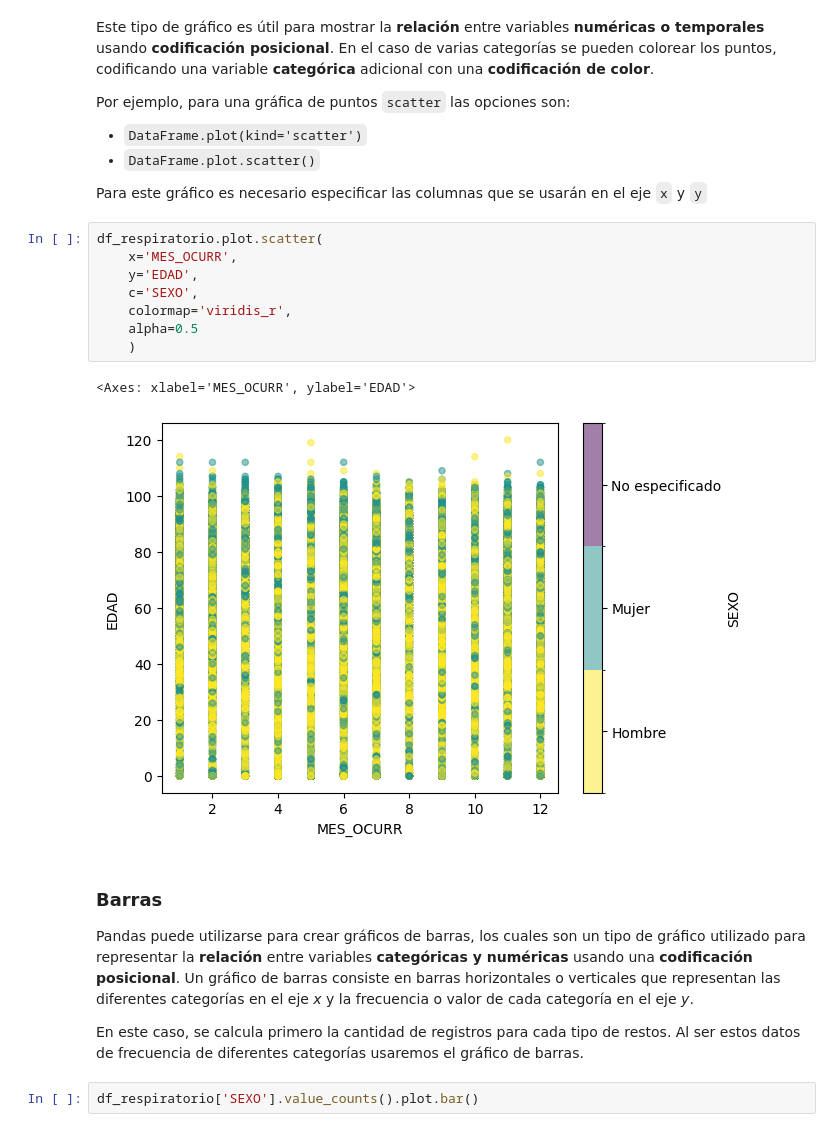
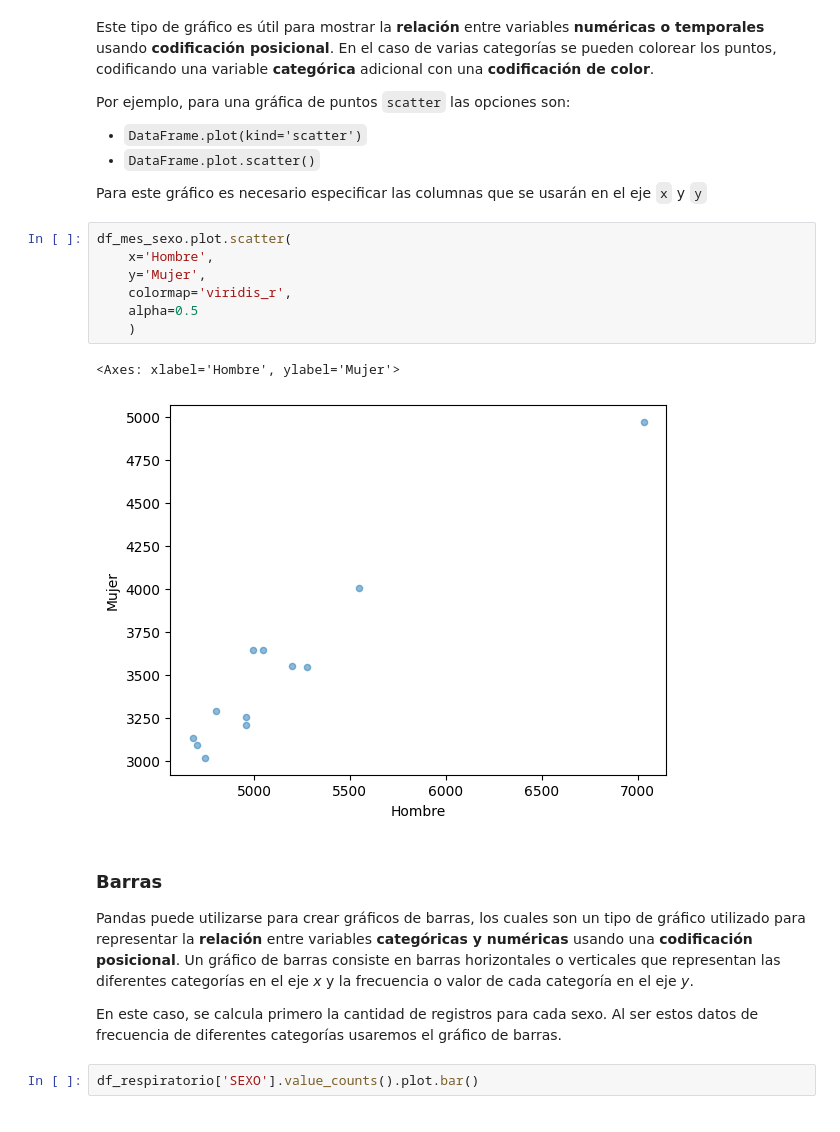
Before and after one commit to mar-esther23/Python_EDR2023, a Jupyter notebook: CPEDR-6Graficas.ipynb, the cells around one changed output. Cells and saved outputs as stored; diff of their text form.

```diff
--- a/CPEDR-6Graficas.ipynb
+++ b/CPEDR-6Graficas.ipynb
@@ -111,22 +114,21 @@ Por ejemplo, para una gráfica de puntos `scatter` las opciones son:
 
 Para este gráfico es necesario especificar las columnas que se usarán en el eje `x` y `y`
 # %%
-df_respiratorio.plot.scatter(
-    x='MES_OCURR',
-    y='EDAD',
-    c='SEXO',
+df_mes_sexo.plot.scatter(
+    x='Hombre',
+    y='Mujer',
     colormap='viridis_r',
     alpha=0.5
     )
 # %% [output]
-<Axes: xlabel='MES_OCURR', ylabel='EDAD'>
+<Axes: xlabel='Hombre', ylabel='Mujer'>
-[figure, old version]
+[figure, new version]
 # %% [markdown]
 ### Barras
 
 Pandas puede utilizarse para crear gráficos de barras, los cuales son un tipo de gráfico utilizado para representar la **relación** entre variables **categóricas y numéricas** usando una **codificación posicional**. Un gráfico de barras consiste en barras horizontales o verticales que representan las diferentes categorías en el eje _x_ y la frecuencia o valor de cada categoría en el eje _y_.
 
-En este caso, se calcula primero la cantidad de registros para cada tipo de restos. Al ser estos datos de frecuencia de diferentes categorías usaremos el gráfico de barras.
+En este caso, se calcula primero la cantidad de registros para cada sexo. Al ser estos datos de frecuencia de diferentes categorías usaremos el gráfico de barras.
 # %%
 df_respiratorio['SEXO'].value_counts().plot.bar()
 # %% [output]
```
Also changed, not shown: parts of 11 cells of this notebook, 11 other files.
